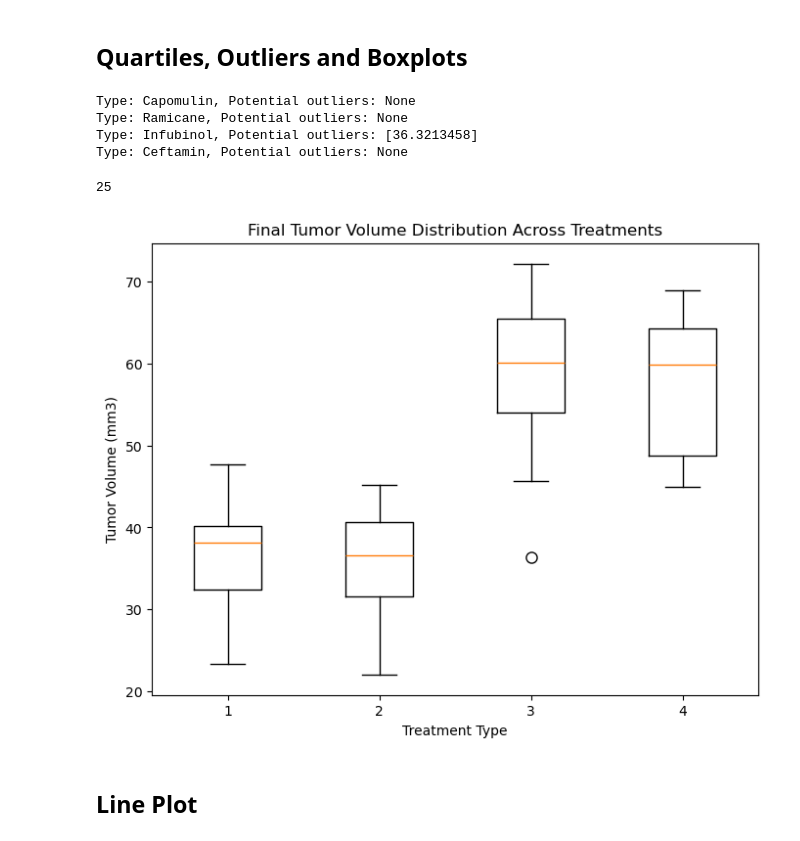
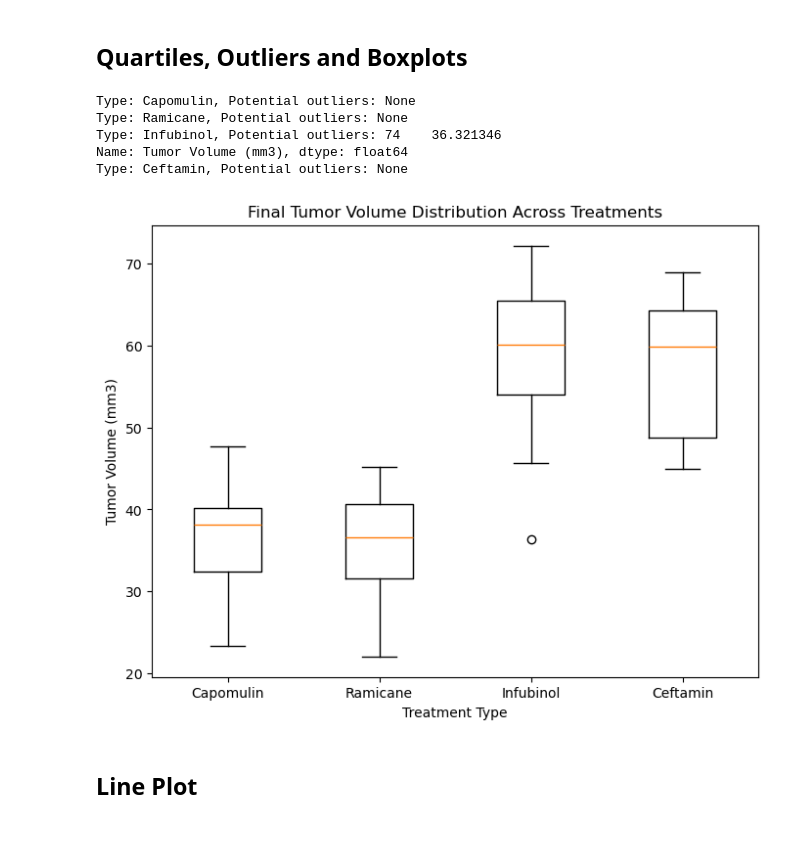
Before and after one commit to heatherrichardson300/Module-5-Challenge, a Jupyter notebook: Pymaceuticals/main.ipynb, the cells around one changed output. Drawn from its saved outputs; the diff is of its cells as text; code cells hidden in the pictures.

```diff
--- a/Pymaceuticals/main.ipynb
+++ b/Pymaceuticals/main.ipynb
@@ -260,31 +259,35 @@ treatment_type = ['Capomulin', 'Ramicane', 'Infubinol', 'Ceftamin']
 final_tumor_vol = []
 # %%
+# loop through the treatement_type list
 for type in treatment_type:
-    treatment_type = new_dataframe.loc[new_dataframe['Drug Regimen'] == type]['Tumor Volume (mm3)']
-    final_tumor_vol.append(treatment_type)
+
+    # Extract the rows that contain the 'treatments' from the 'treatment_list' with their tumor volumes
+    isolated_treatment_data = new_dataframe[new_dataframe['Drug Regimen'] == type]['Tumor Volume (mm3)']
+
+    #Append the row locations to empty list
+    final_tumor_vol.append(isolated_treatment_data)
 
 # # #Calculate the IQR and quantitatively determine if there are any potential outliers.
 
-    quartiles = treatment_type.quantile([.25, .75])
+    quartiles = isolated_treatment_data.quantile([.25, 0.5, .75])
     lowerq = quartiles[0.25]
     upperq = quartiles[0.75]
     iqr = upperq - lowerq
 
-    lower_bound = lowerq - 1.5 * iqr
-    upper_bound = upperq + 1.5 * iqr
+    lower_bound = lowerq - (1.5 * iqr)
+    upper_bound = upperq + (1.5 * iqr)
 
-    outliers = treatment_type[(treatment_type < lower_bound) | (treatment_type > upper_bound)]
+    # Determine outliers using upper and lower bounds
+    outliers = isolated_treatment_data[(isolated_treatment_data < lower_bound) | (isolated_treatment_data > upper_bound)]
 
+    # Checking if outliers exist
     if len(outliers) == 0:
         print(f"Type: {type}, Potential outliers: None")
     else:
-        print(f"Type: {type}, Potential outliers: {outliers.values}")
+        print(f"Type: {type}, Potential outliers: {outliers}")
 # %% [output]
 Type: Capomulin, Potential outliers: None
 Type: Ramicane, Potential outliers: None
-Type: Infubinol, Potential outliers: [36.3213458]
+Type: Infubinol, Potential outliers: 74    36.321346
+Name: Tumor Volume (mm3), dtype: float64
 Type: Ceftamin, Potential outliers: None
-# %%
-print(len(treatment_type))
-# %% [output]
-25
@@ -312,12 +294,12 @@ print(len(treatment_type))
 # %%
 # Generate a box plot that shows the distribution of the tumor volume for each treatment group.
 fig, ax = plt.subplots(figsize=(8, 6))
-ax.boxplot(final_tumor_vol, flierprops=dict(marker='o', color='r', markersize=8))
+ax.boxplot(final_tumor_vol, labels=treatment_type)
 ax.set_title('Final Tumor Volume Distribution Across Treatments')
 ax.set_xlabel('Treatment Type')
 ax.set_ylabel('Tumor Volume (mm3)')
 
 # Display plot
 plt.show()
 # %% [output]
-[figure, old version]
+[figure, new version]
```
Also changed, not shown: parts of 21 cells of this notebook.
